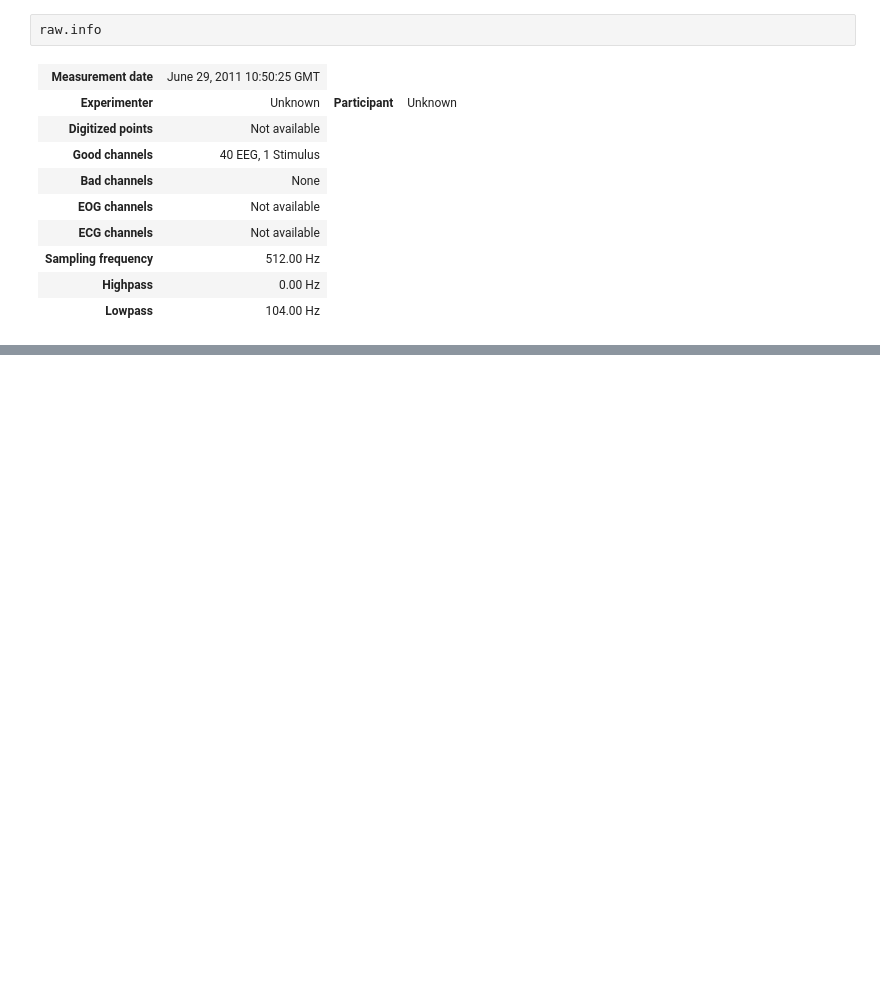
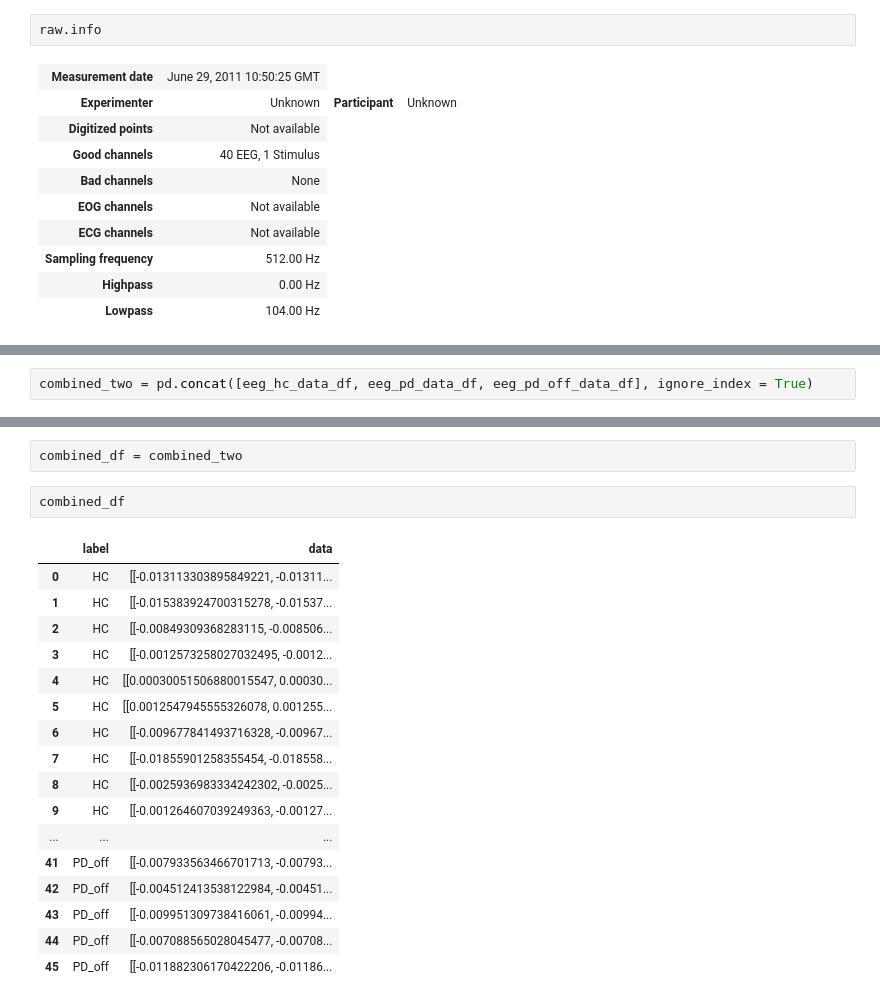
Before and after one commit to krisplusmagger/pd_detection, a Jupyter notebook: pd.ipynb, the cells around one changed output, grey strips where cells are left out. Cells and saved outputs as stored; diff of their text form; blank space fills up the shorter version.

```diff
--- a/pd.ipynb
+++ b/pd.ipynb
@@ -206,0 +618,2 @@ numpy.float64
+# %%
+combined_two = pd.concat([eeg_hc_data_df, eeg_pd_data_df, eeg_pd_off_data_df], ignore_index = True)
@@ -206,0 +624,22 @@ numpy.float64
+# %%
+combined_df = combined_two
+# %%
+combined_df
+# %% [output]
+|  | label | data |
+| 0 | HC | [[-0.013113303895849221, -0.01311... |
+| 1 | HC | [[-0.015383924700315278, -0.01537... |
+| 2 | HC | [[-0.00849309368283115, -0.008506... |
+| 3 | HC | [[-0.0012573258027032495, -0.0012... |
+| 4 | HC | [[0.00030051506880015547, 0.00030... |
+| 5 | HC | [[0.0012547945555326078, 0.001255... |
+| 6 | HC | [[-0.009677841493716328, -0.00967... |
+| 7 | HC | [[-0.01855901258355454, -0.018558... |
+| 8 | HC | [[-0.0025936983334242302, -0.0025... |
+| 9 | HC | [[-0.001264607039249363, -0.00127... |
+| ... | ... | ... |
+| 41 | PD_off | [[-0.007933563466701713, -0.00793... |
+| 42 | PD_off | [[-0.004512413538122984, -0.00451... |
+| 43 | PD_off | [[-0.009951309738416061, -0.00994... |
+| 44 | PD_off | [[-0.007088565028045477, -0.00708... |
+| 45 | PD_off | [[-0.011882306170422206, -0.01186... |
```
Also changed, not shown: parts of 57 cells of this notebook.
